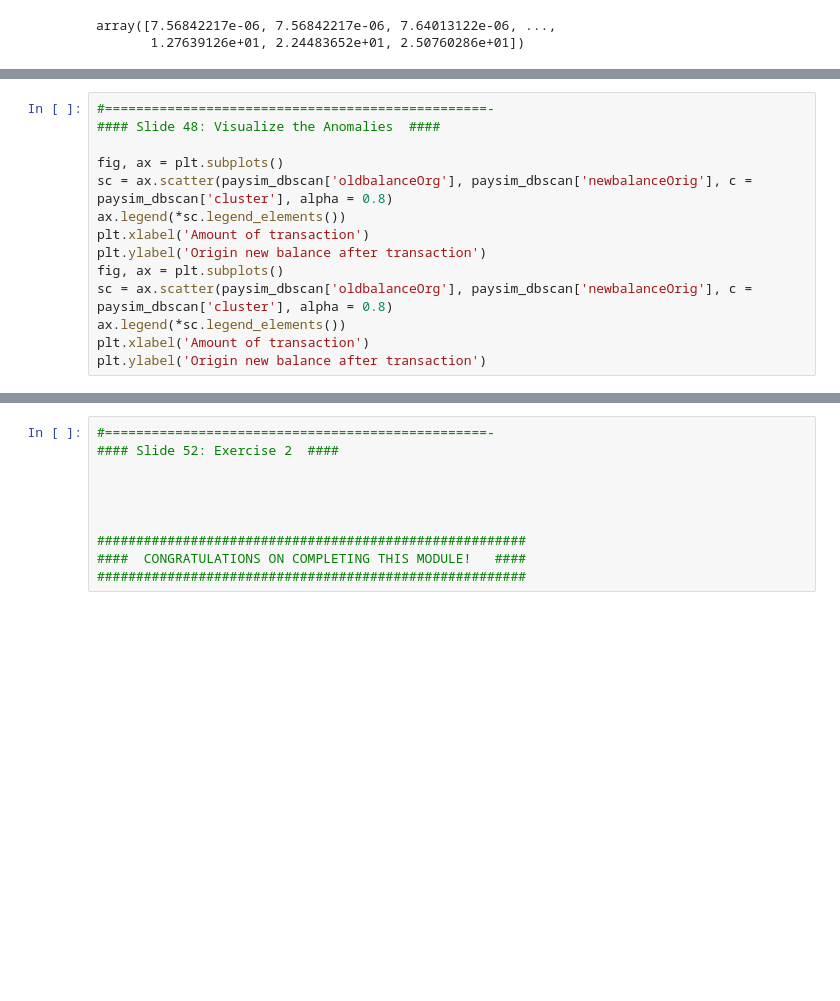
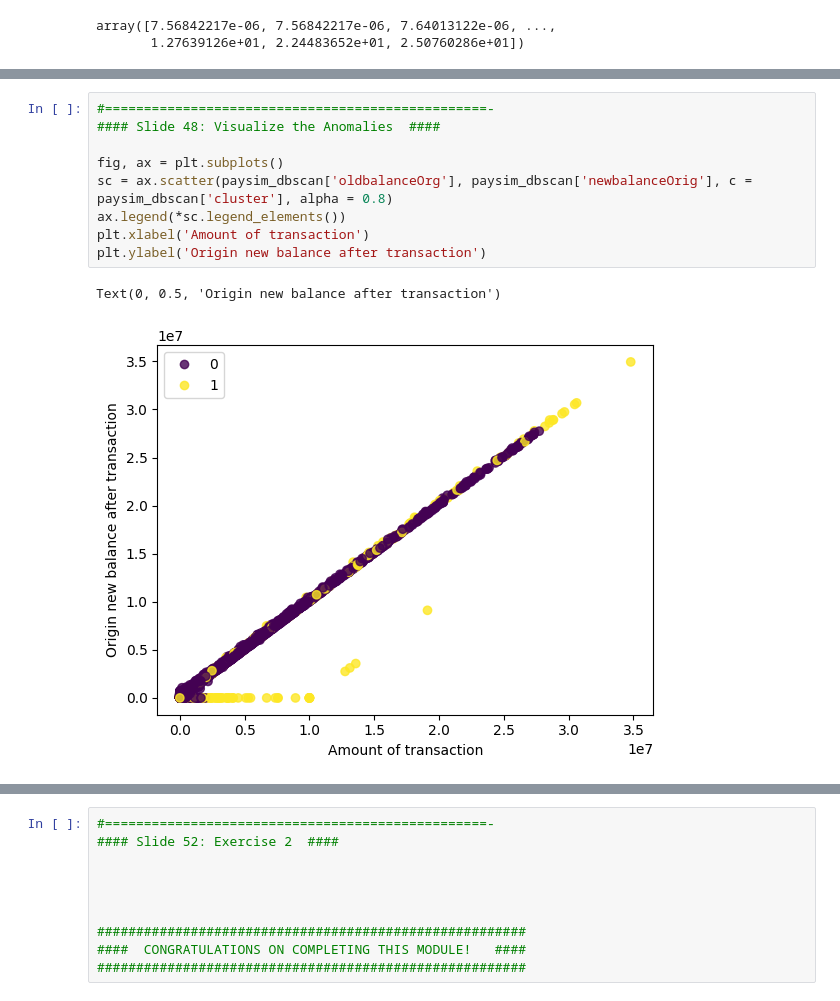
Before and after one commit to rathnagiri/AnomalyDetection, a Jupyter notebook: Part 1-2/anomaly-detection-part-1-2-code.ipynb, the cells around one changed output, grey strips where cells are left out. Saved outputs shown, nothing was run; the diff lists cells and outputs as text; blank space fills up the shorter version.

```diff
--- a/Part 1-2/anomaly-detection-part-1-2-code.ipynb
+++ b/Part 1-2/anomaly-detection-part-1-2-code.ipynb
@@ -275,17 +323,15 @@ paysim_dbscan.loc[paysim_dbscan['cluster'] == -1,'cluster'] = 1
 # %%
 #=================================================-
 #### Slide 48: Visualize the Anomalies  ####
 
 fig, ax = plt.subplots()
 sc = ax.scatter(paysim_dbscan['oldbalanceOrg'], paysim_dbscan['newbalanceOrig'], c = paysim_dbscan['cluster'], alpha = 0.8)
 ax.legend(*sc.legend_elements())
 plt.xlabel('Amount of transaction')
 plt.ylabel('Origin new balance after transaction')
-fig, ax = plt.subplots()
-sc = ax.scatter(paysim_dbscan['oldbalanceOrg'], paysim_dbscan['newbalanceOrig'], c = paysim_dbscan['cluster'], alpha = 0.8)
-ax.legend(*sc.legend_elements())
-plt.xlabel('Amount of transaction')
-plt.ylabel('Origin new balance after transaction')
+# %% [output]
+Text(0, 0.5, 'Origin new balance after transaction')
+[figure, added]
 # %%
 #=================================================-
 #### Slide 49: Visualize the Anomalies  ####
```
Also changed, not shown: parts of 10 cells of this notebook.
